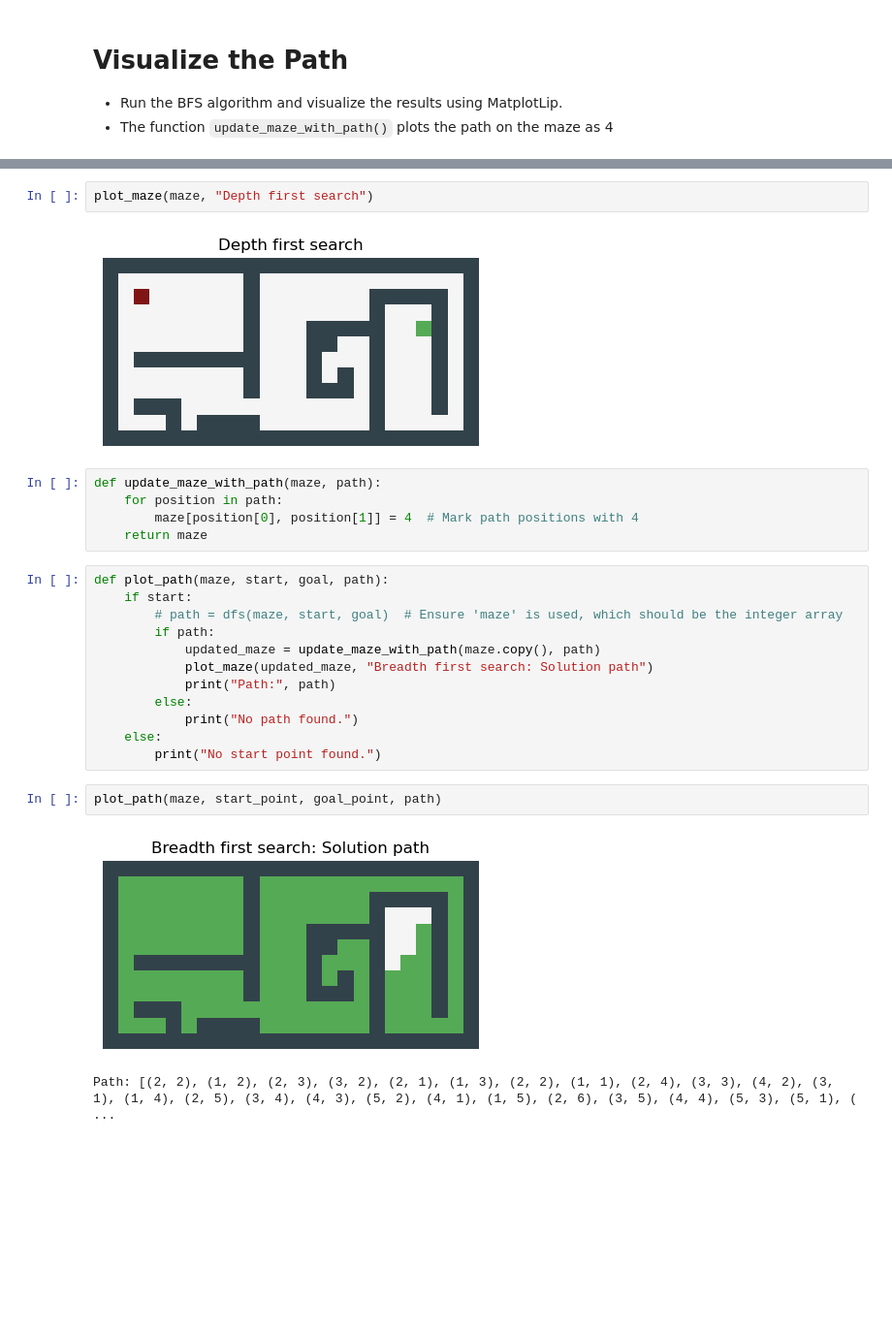
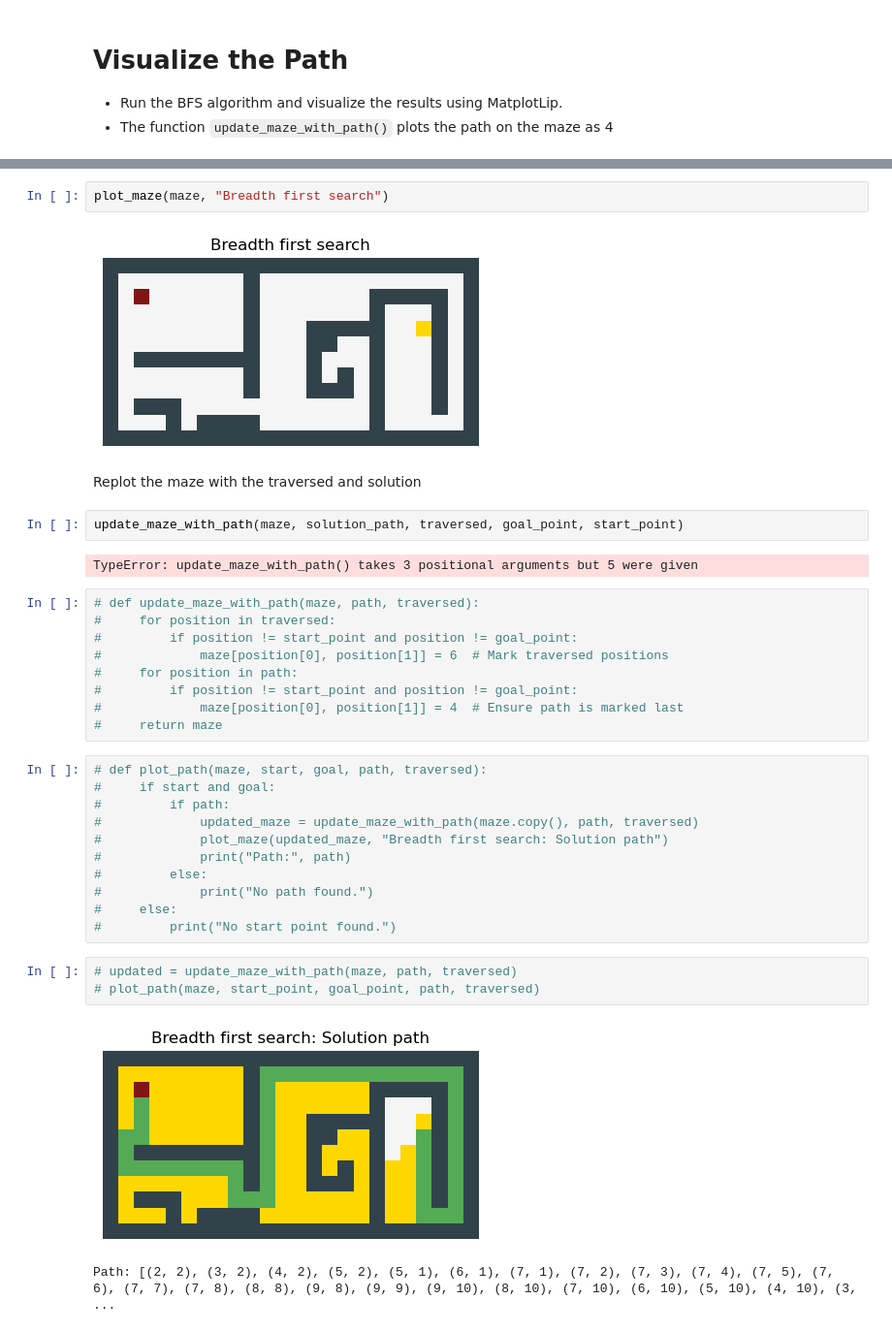
Before and after one commit to Seecougsy/Search-Algorithms, a Jupyter notebook: BFS_Implementation.ipynb, the cells around one changed output, grey strips where cells are left out. Shown at 97% size. Drawn from its saved outputs; the diff is of its cells as text; blank space fills up the shorter version.

```diff
--- a/BFS_Implementation.ipynb
+++ b/BFS_Implementation.ipynb
@@ -193,26 +150,36 @@ def plot_maze(maze, title="Maze"):
 # %%
-plot_maze(maze, "Depth first search")
+plot_maze(maze, "Breadth first search")
 # %% [output]
-[figure, old version]
+[figure, new version]
+# %% [markdown]
+Replot the maze with the traversed and solution
+# %%
+update_maze_with_path(maze, solution_path, traversed, goal_point, start_point)
+# %% [output]
+TypeError: update_maze_with_path() takes 3 positional arguments but 5 were given
 # %%
-def update_maze_with_path(maze, path):
-    for position in path:
-        maze[position[0], position[1]] = 4  # Mark path positions with 4
-    return maze
+# def update_maze_with_path(maze, path, traversed):
+#     for position in traversed:
+#         if position != start_point and position != goal_point:
+#             maze[position[0], position[1]] = 6  # Mark traversed positions
+#     for position in path:
+#         if position != start_point and position != goal_point:
+#             maze[position[0], position[1]] = 4  # Ensure path is marked last
+#     return maze
 # %%
-def plot_path(maze, start, goal, path):
-    if start:
-        # path = dfs(maze, start, goal)  # Ensure 'maze' is used, which should be the integer array
-        if path:
-            updated_maze = update_maze_with_path(maze.copy(), path)
-            plot_maze(updated_maze, "Breadth first search: Solution path")
-            print("Path:", path)
-        else:
-            print("No path found.")
-    else:
-        print("No start point found.")
+# def plot_path(maze, start, goal, path, traversed):
+#     if start and goal:
+#         if path:
+#             updated_maze = update_maze_with_path(maze.copy(), path, traversed)
+#             plot_maze(updated_maze, "Breadth first search: Solution path")
+#             print("Path:", path)
+#         else:
+#             print("No path found.")
+#     else:
+#         print("No start point found.")
 # %%
-plot_path(maze, start_point, goal_point, path)
+# updated = update_maze_with_path(maze, path, traversed)
+# plot_path(maze, start_point, goal_point, path, traversed)
 # %% [output]
-[figure, old version]
+[figure, new version]
-Path: [(2, 2), (1, 2), (2, 3), (3, 2), (2, 1), (1, 3), (2, 2), (1, 1), (2, 4), (3, 3), (4, 2), (3, 1), (1, 4), (2, 5), (3, 4), (4, 3), (5, 2), (4, 1), (1, 5), (2, 6), (3, 5), (4, 4), (5, 3), (5, 1), ( ...
+Path: [(2, 2), (3, 2), (4, 2), (5, 2), (5, 1), (6, 1), (7, 1), (7, 2), (7, 3), (7, 4), (7, 5), (7, 6), (7, 7), (7, 8), (8, 8), (9, 8), (9, 9), (9, 10), (8, 10), (7, 10), (6, 10), (5, 10), (4, 10), (3, ...
```
Also changed, not shown: parts of 10 cells of this notebook, 4 other files.
